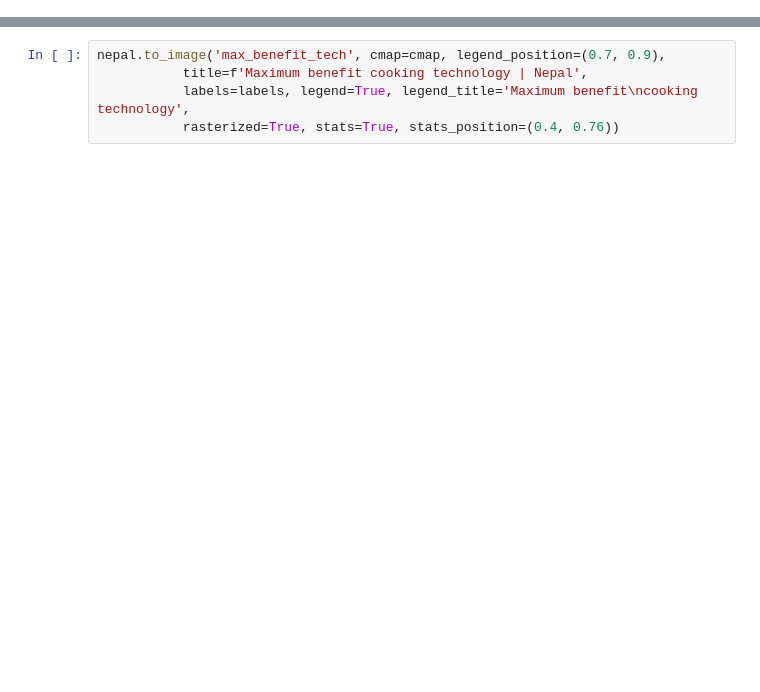
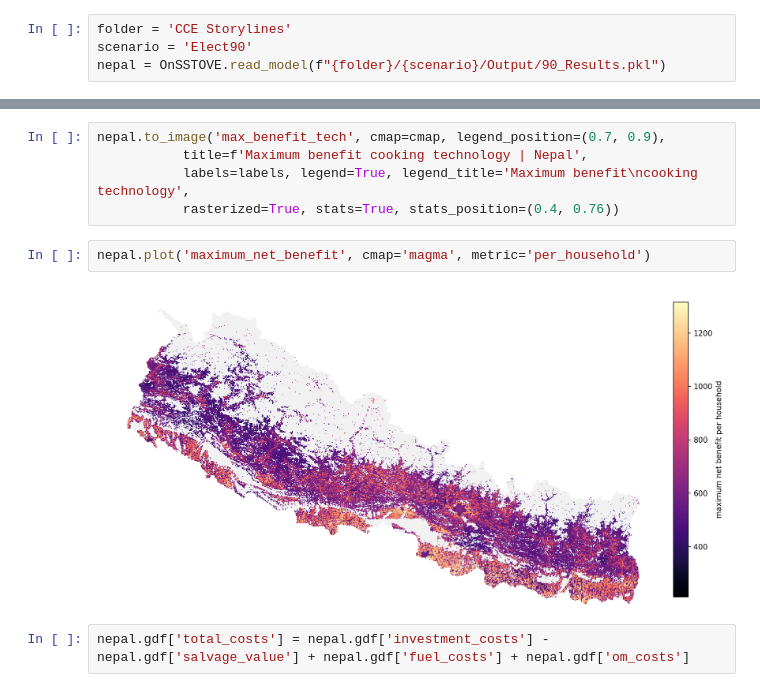
Before and after one commit to Open-Source-Spatial-Clean-Cooking-Tool/OnStove, a Jupyter notebook: Nepal runner.ipynb, the cells around one changed output, grey strips where cells are left out. Drawn from its saved outputs; the diff is of its cells as text; blank space fills up the shorter version.

```diff
--- a/Nepal runner.ipynb
+++ b/Nepal runner.ipynb
@@ -319,3 +304,7 @@ nepal.summary()
+# %%
+folder = 'CCE Storylines'
+scenario = 'Elect90'
+nepal = OnSSTOVE.read_model(f"{folder}/{scenario}/Output/90_Results.pkl")
 # %% [markdown]
 ## 5. Saving data to raster files
 # %%
@@ -343,4 +332,10 @@ nepal.to_image('max_benefit_tech', cmap=cmap, legend_position=(0.7, 0.9),
            title=f'Maximum benefit cooking technology | Nepal',
            labels=labels, legend=True, legend_title='Maximum benefit\ncooking technology',
            rasterized=True, stats=True, stats_position=(0.4, 0.76))
+# %%
+nepal.plot('maximum_net_benefit', cmap='magma', metric='per_household')
+# %% [output]
+[figure, added]
+# %%
+nepal.gdf['total_costs'] = nepal.gdf['investment_costs'] - nepal.gdf['salvage_value'] + nepal.gdf['fuel_costs'] + nepal.gdf['om_costs']
 # %%
```
Also changed, not shown: parts of 41 cells of this notebook, 4 other files.
